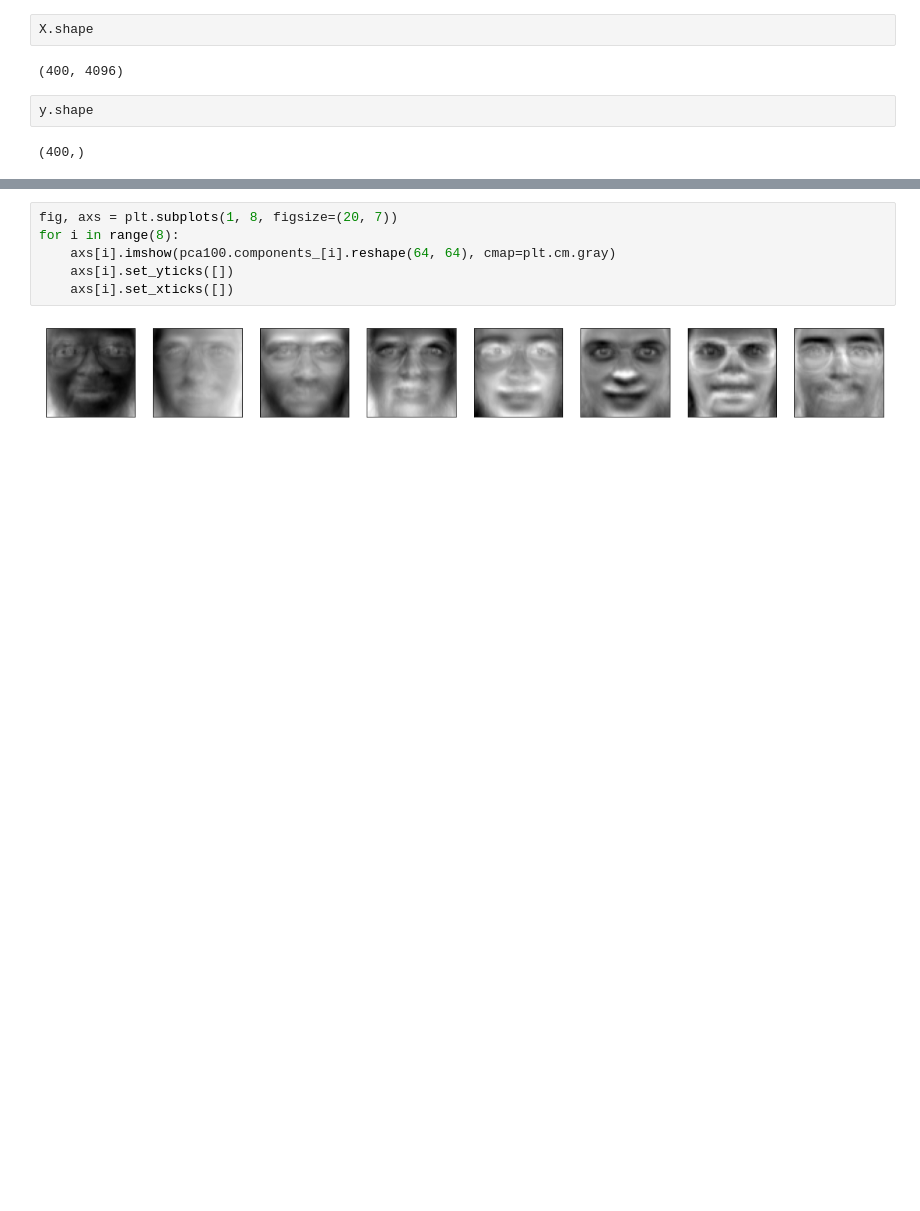
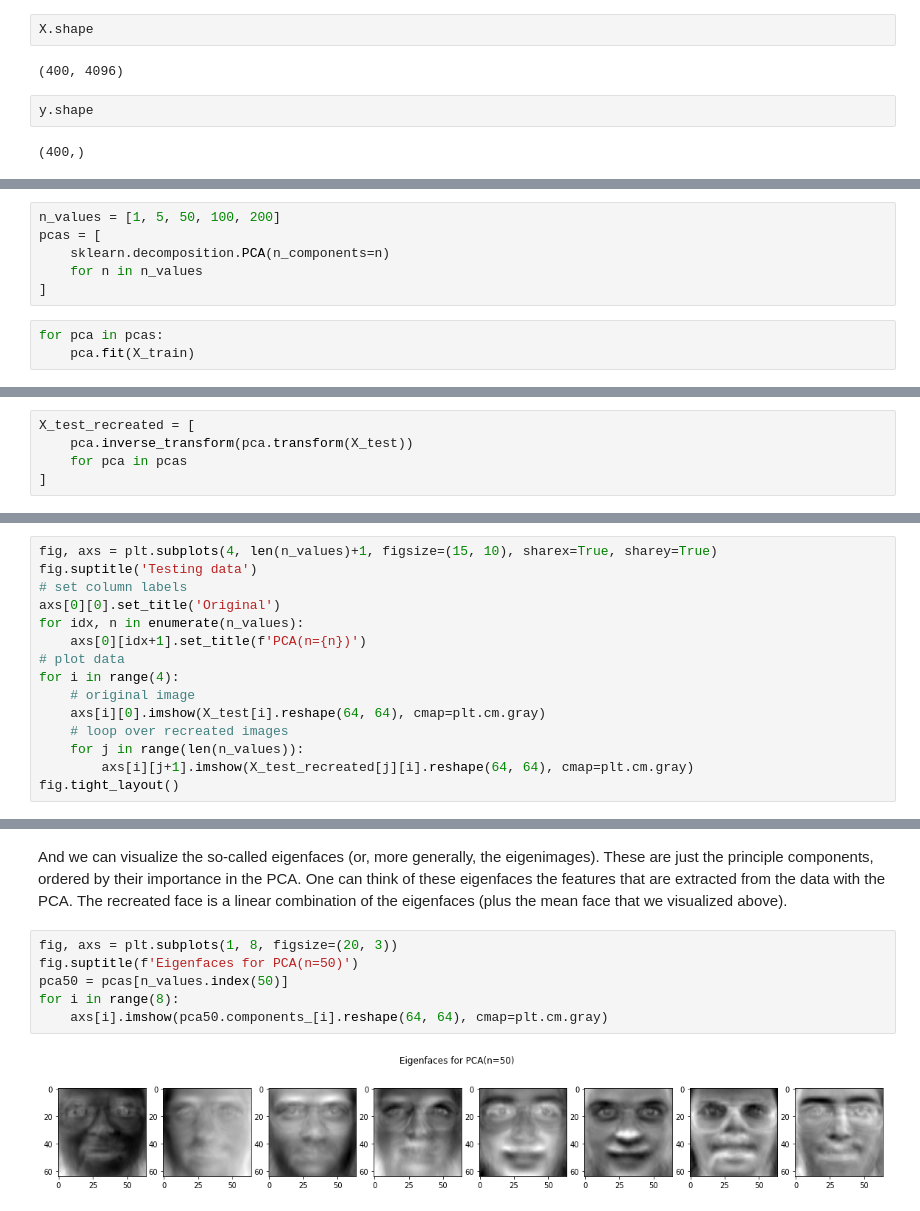
Before and after one commit to rug-minds/teaching, a Jupyter notebook: ProgTut/faces_pca_classification.ipynb, the cells around one changed output, grey strips where cells are left out. Cells and saved outputs as stored; diff of their text form; blank space fills up the shorter version.

Commit message:
ML with faces

```diff
--- a/ProgTut/faces_pca_classification.ipynb
+++ b/ProgTut/faces_pca_classification.ipynb
@@ -52,0 +112,9 @@ for i in range(8):
+# %%
+n_values = [1, 5, 50, 100, 200]
+pcas = [
+    sklearn.decomposition.PCA(n_components=n)
+    for n in n_values
+]
+# %%
+for pca in pcas:
+    pca.fit(X_train)
@@ -52,0 +123,5 @@ for i in range(8):
+# %%
+X_test_recreated = [
+    pca.inverse_transform(pca.transform(X_test))
+    for pca in pcas
+]
@@ -52,0 +130,15 @@ for i in range(8):
+# %%
+fig, axs = plt.subplots(4, len(n_values)+1, figsize=(15, 10), sharex=True, sharey=True)
+fig.suptitle('Testing data')
+# set column labels
+axs[0][0].set_title('Original')
+for idx, n in enumerate(n_values):
+    axs[0][idx+1].set_title(f'PCA(n={n})')
+# plot data
+for i in range(4):
+    # original image
+    axs[i][0].imshow(X_test[i].reshape(64, 64), cmap=plt.cm.gray)
+    # loop over recreated images
+    for j in range(len(n_values)):
+        axs[i][j+1].imshow(X_test_recreated[j][i].reshape(64, 64), cmap=plt.cm.gray)
+fig.tight_layout()
@@ -57,10 +152,12 @@ plt.imshow(pca100.mean_.reshape(64, 64), cmap=plt.cm.gray)
 [figure]
+# %% [markdown]
+And we can visualize the so-called eigenfaces (or, more generally, the eigenimages). These are just the principle components, ordered by their importance in the PCA. One can think of these eigenfaces the features that are extracted from the data with the PCA. The recreated face is a linear combination of the eigenfaces (plus the mean face that we visualized above).
 # %%
-fig, axs = plt.subplots(1, 8, figsize=(20, 7))
+fig, axs = plt.subplots(1, 8, figsize=(20, 3))
+fig.suptitle(f'Eigenfaces for PCA(n=50)')
+pca50 = pcas[n_values.index(50)]
 for i in range(8):
-    axs[i].imshow(pca100.components_[i].reshape(64, 64), cmap=plt.cm.gray)
-    axs[i].set_yticks([])
-    axs[i].set_xticks([])
+    axs[i].imshow(pca50.components_[i].reshape(64, 64), cmap=plt.cm.gray)
 # %% [output]
-[figure, old version]
+[figure, new version]
 # %% [markdown]
```
Also changed, not shown: parts of 78 cells of this notebook.
